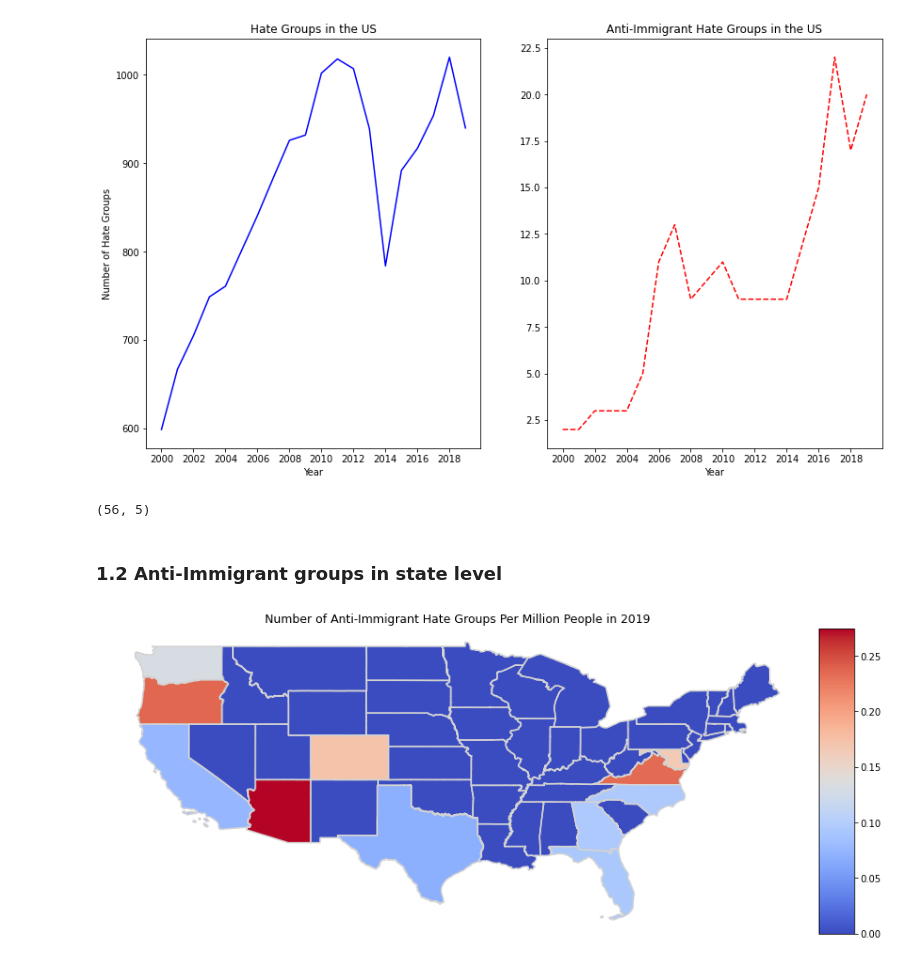
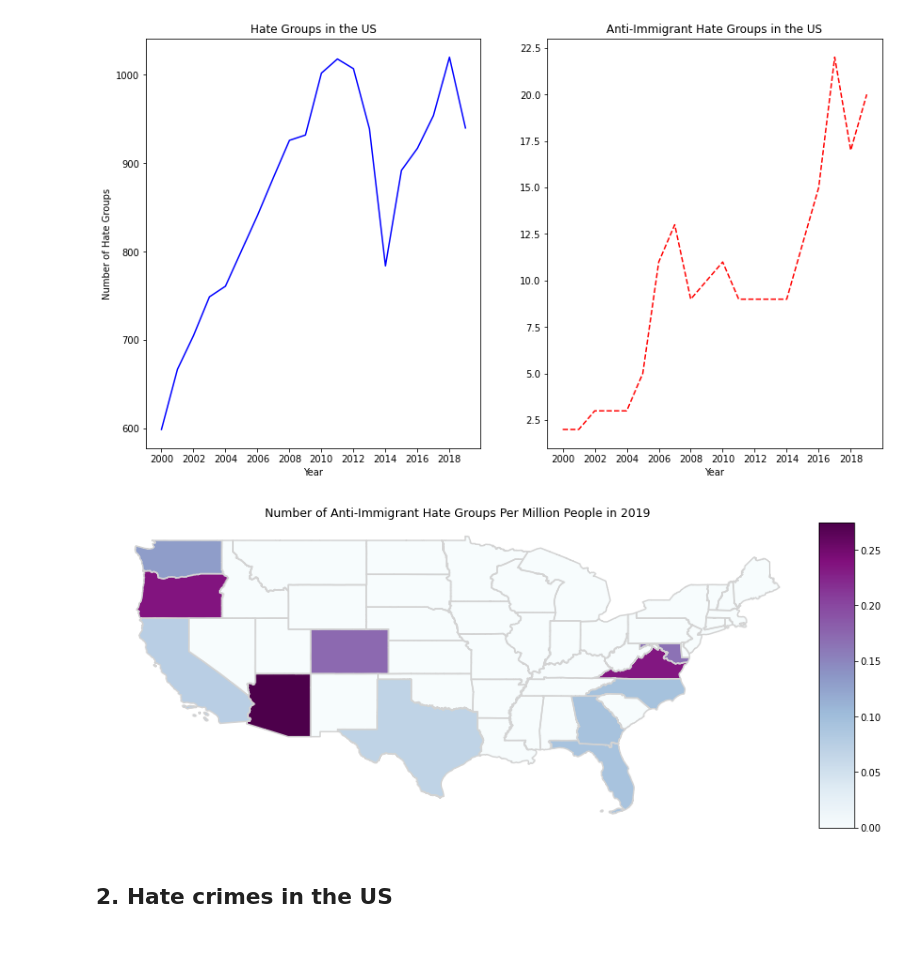
Before and after one commit to jramtos/hate_groups, a Jupyter notebook: analysis_hate_groups.ipynb, the cells around one changed output. Cells and saved outputs as stored; diff of their text form; code cells hidden in the pictures.

```diff
--- a/analysis_hate_groups.ipynb
+++ b/analysis_hate_groups.ipynb
@@ -67,11 +106,0 @@ hg_im = hg[hg.Ideology == 'Anti-Immigrant']
-# %%
-us = gpd.read_file('data/shapes/tl_2017_us_state.shp')
-us = us[['STUSPS', 'GEOID', 'NAME', 'REGION', 'geometry']]
-print(us.shape)
-non_states = ['Commonwealth of the Northern Mariana Islands', 'Guam','Puerto Rico',
-              'American Samoa', 'United States Virgin Islands']
-us = us.drop(us[us.apply(lambda x: True if x['NAME'] in non_states else False, axis=1)].index)
-us.set_index('GEOID', inplace=True)
-us_lim = us.drop(us[us.apply(lambda x: True if x['NAME'] in ['Alaska', 'Hawaii'] else False, axis=1)].index)
-# %% [output]
-(56, 5)
@@ -77,0 +110,9 @@ us_lim = us.drop(us[us.apply(lambda x: True if x['NAME'] in ['Alaska', 'Hawaii']
+# %%
+#Merge with the counts of 2019 and Anti-Immigrant groups
+counts_g = us[['NAME', 'geometry']].merge(counts[(counts.Year == 2019) &
+                                                     (counts.Ideology == 'Anti-Immigrant')],
+                                              right_on='State', left_on='NAME',
+                                              how='left').fillna({'count':0, 'Year':2019,
+                                                                  'Ideology':'Anti-Immigrant'})
+counts_g['State'] = counts_g['NAME']
+counts_g.drop(columns=['NAME'], inplace=True)
@@ -77,0 +123,15 @@ us_lim = us.drop(us[us.apply(lambda x: True if x['NAME'] in ['Alaska', 'Hawaii']
+# %%
+c_lim = counts_g[counts_g.apply(lambda x: True if x['State']
+                        not in ['District of Columbia','Alaska', 'Hawaii'] else False, axis=1)]
+fig, ax = plt.subplots(figsize=(15,6))
+plt.title('Number of Anti-Immigrant Hate Groups Per Million People in 2019', size=12.5)
+divider = make_axes_locatable(ax)
+cax = divider.append_axes("right", size="5%", pad=0.1)
+c_lim.plot(column='count_norm',cmap='BuPu',legend=True,ax=ax, cax=cax)
+c_lim.boundary.plot(color='lightgrey',ax =ax)
+ax.axis('off')
+plt.show()
+# %% [output]
+[figure, added]
+# %% [markdown]
+## 2. Hate crimes in the US
@@ -92,15 +182,0 @@ counts_g['count_norm']= counts_g['count']*1000000/counts_g['population']
-# %% [markdown]
-### 1.2 Anti-Immigrant groups in state level
-# %%
-from mpl_toolkits.axes_grid1 import make_axes_locatable
-fig, ax = plt.subplots(figsize=(15,6))
-plt.title('Number of Anti-Immigrant Hate Groups Per Million People in 2019', size=12.5)
-divider = make_axes_locatable(ax)
-cax = divider.append_axes("right", size="5%", pad=0.1)
-counts_g[counts_g.State != 'District of Columbia'].plot(column='count_norm',
-                                                       cmap='coolwarm',legend=True,ax=ax, cax=cax)
-counts_g.boundary.plot(color='lightgrey',ax =ax)
-ax.axis('off')
-plt.show()
-# %% [output]
-[figure, removed]
```
Also changed, not shown: parts of 24 cells of this notebook.
